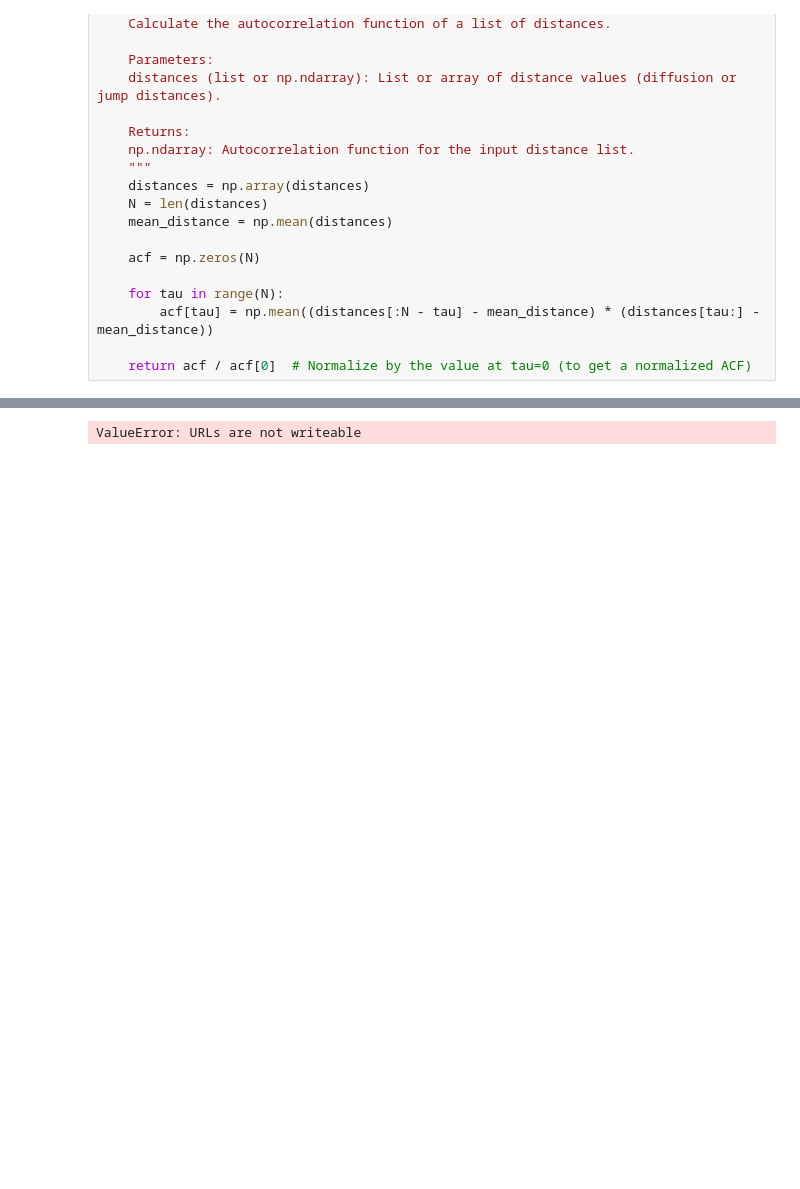
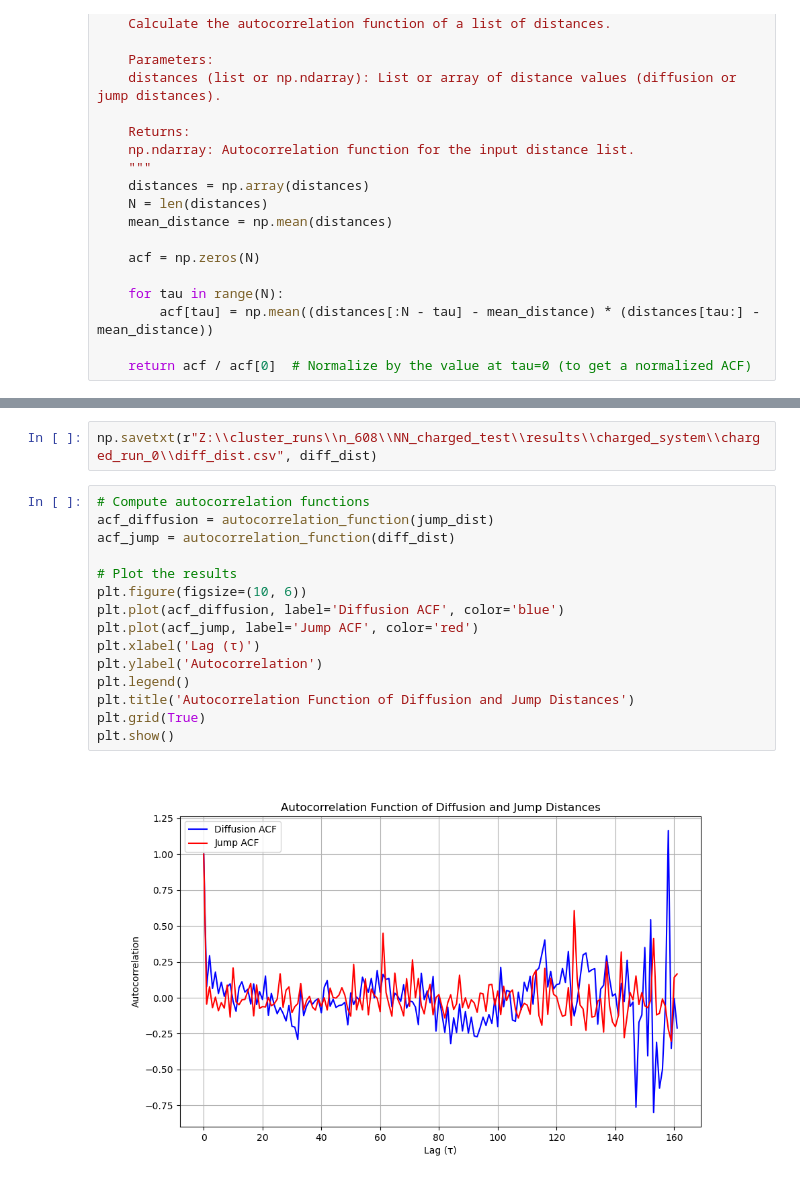
Before and after one commit to Karim-Ib/MD_Lammps_analysis, a Jupyter notebook: tutorial_notebook/Ion_analysis.ipynb, the cells around one changed output, grey strips where cells are left out. Drawn from its saved outputs; the diff is of its cells as text; blank space fills up the shorter version.

```diff
--- a/tutorial_notebook/Ion_analysis.ipynb
+++ b/tutorial_notebook/Ion_analysis.ipynb
@@ -291,3 +319,19 @@ plt.show()
 # %%
+np.savetxt(r"Z:\\cluster_runs\\n_608\\NN_charged_test\\results\\charged_system\\charged_run_0\\diff_dist.csv", diff_dist)
-# %% [output]
-ValueError: URLs are not writeable
+# %%
+# Compute autocorrelation functions
+acf_diffusion = autocorrelation_function(jump_dist)
+acf_jump = autocorrelation_function(diff_dist)
+
+# Plot the results
+plt.figure(figsize=(10, 6))
+plt.plot(acf_diffusion, label='Diffusion ACF', color='blue')
+plt.plot(acf_jump, label='Jump ACF', color='red')
+plt.xlabel('Lag (τ)')
+plt.ylabel('Autocorrelation')
+plt.legend()
+plt.title('Autocorrelation Function of Diffusion and Jump Distances')
+plt.grid(True)
+plt.show()
+# %% [output]
+[figure, added]
```
Also changed, not shown: parts of 20 cells of this notebook.
